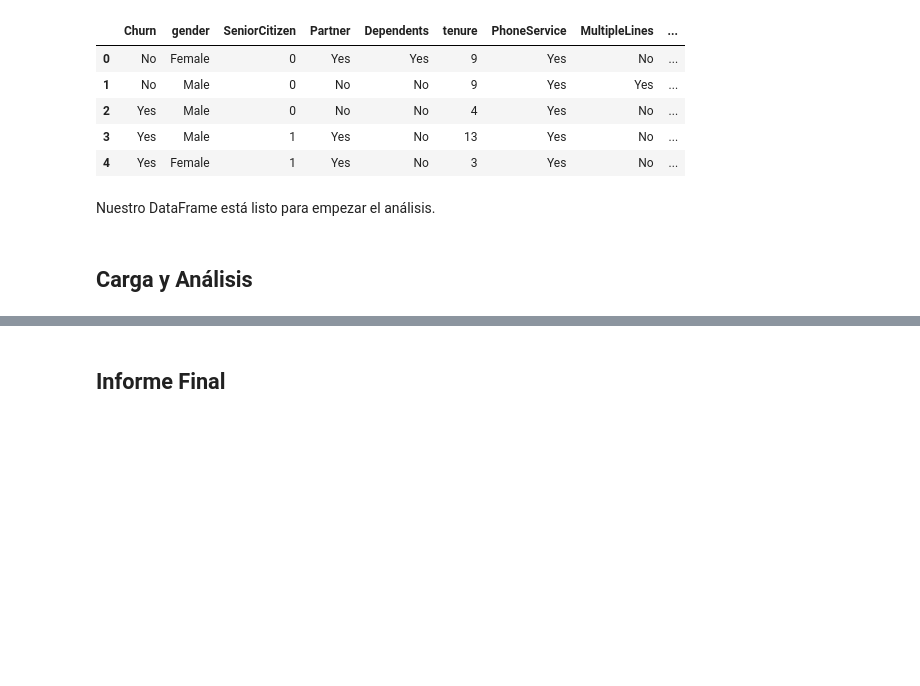
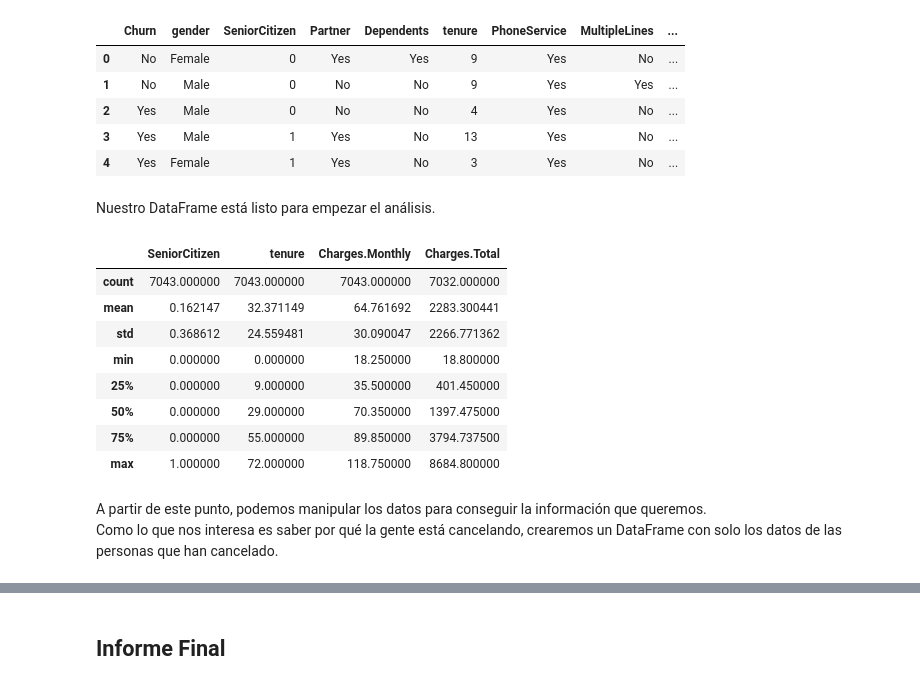
Before and after one commit to OscarLara/ChallengeTelecomX, a Jupyter notebook: ChallengeTelecomX.ipynb, the cells around one changed output, grey strips where cells are left out. Drawn from its saved outputs; the diff is of its cells as text; code cells hidden in the pictures; blank space fills up the shorter version.

```diff
--- a/ChallengeTelecomX.ipynb
+++ b/ChallengeTelecomX.ipynb
@@ -283,5 +371,18 @@ df.head()
 | 4 | Yes | Female | 1 | Yes | No | 3 | Yes | No | ... |
 # %% [markdown]
 Nuestro DataFrame está listo para empezar el análisis.
-# %% [markdown]
-## Carga y Análisis
+# %%
+df.describe()
+# %% [output]
+|  | SeniorCitizen | tenure | Charges.Monthly | Charges.Total |
+| count | 7043.000000 | 7043.000000 | 7043.000000 | 7032.000000 |
+| mean | 0.162147 | 32.371149 | 64.761692 | 2283.300441 |
+| std | 0.368612 | 24.559481 | 30.090047 | 2266.771362 |
+| min | 0.000000 | 0.000000 | 18.250000 | 18.800000 |
+| 25% | 0.000000 | 9.000000 | 35.500000 | 401.450000 |
+| 50% | 0.000000 | 29.000000 | 70.350000 | 1397.475000 |
+| 75% | 0.000000 | 55.000000 | 89.850000 | 3794.737500 |
+| max | 1.000000 | 72.000000 | 118.750000 | 8684.800000 |
+# %% [markdown]
+A partir de este punto, podemos manipular los datos para conseguir la información que queremos.<br>
+Como lo que nos interesa es saber por qué la gente está cancelando, crearemos un DataFrame con solo los datos de las personas que han cancelado.
```
Also changed, not shown: parts of 23 cells of this notebook.
